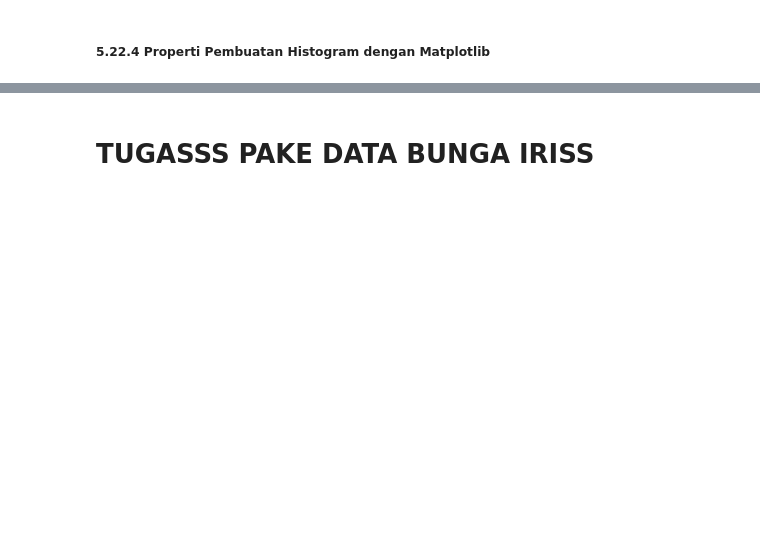
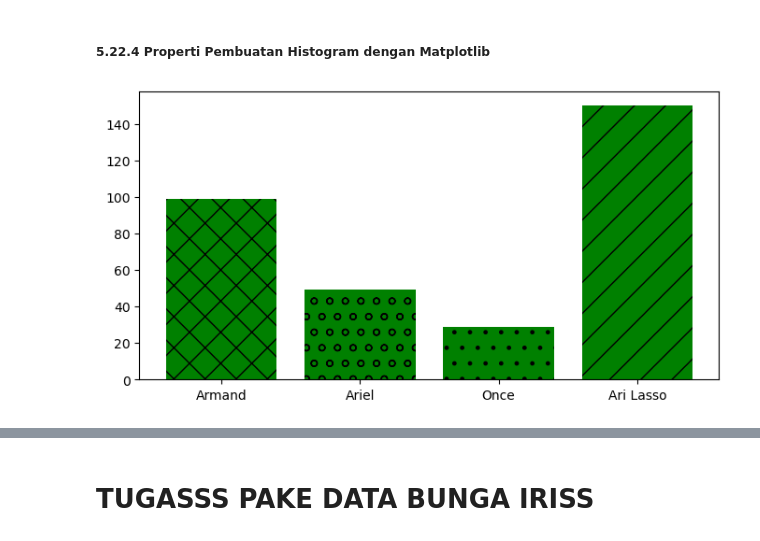
Before and after one commit to deswintadhrm/Tugas-Algoritma, a Jupyter notebook: Kuliah Minggu 6 (10 April 2023).ipynb, the cells around one changed output, grey strips where cells are left out. Saved outputs shown, nothing was run; the diff lists cells and outputs as text; code cells hidden in the pictures; blank space fills up the shorter version.

```diff
--- a/Kuliah Minggu 6 (10 April 2023).ipynb
+++ b/Kuliah Minggu 6 (10 April 2023).ipynb
@@ -184,2 +385,16 @@ plt.show()
 # %% [markdown]
 ##### 5.22.4 Properti Pembuatan Histogram dengan Matplotlib
+# %%
+penyanyi = ['Armand','Ariel','Once','Ari Lasso']
+penggemar = [99,49,29,150]
+
+plt.figure(figsize=(8,4))
+histogram = plt.bar(penyanyi,penggemar,color='green')
+
+histogram[0].set_hatch('x')
+histogram[1].set_hatch('o')
+histogram[2].set_hatch('.')
+histogram[3].set_hatch('/')
+plt.show()
+# %% [output]
+[figure, added]
```
Also changed, not shown: parts of 28 cells of this notebook.
